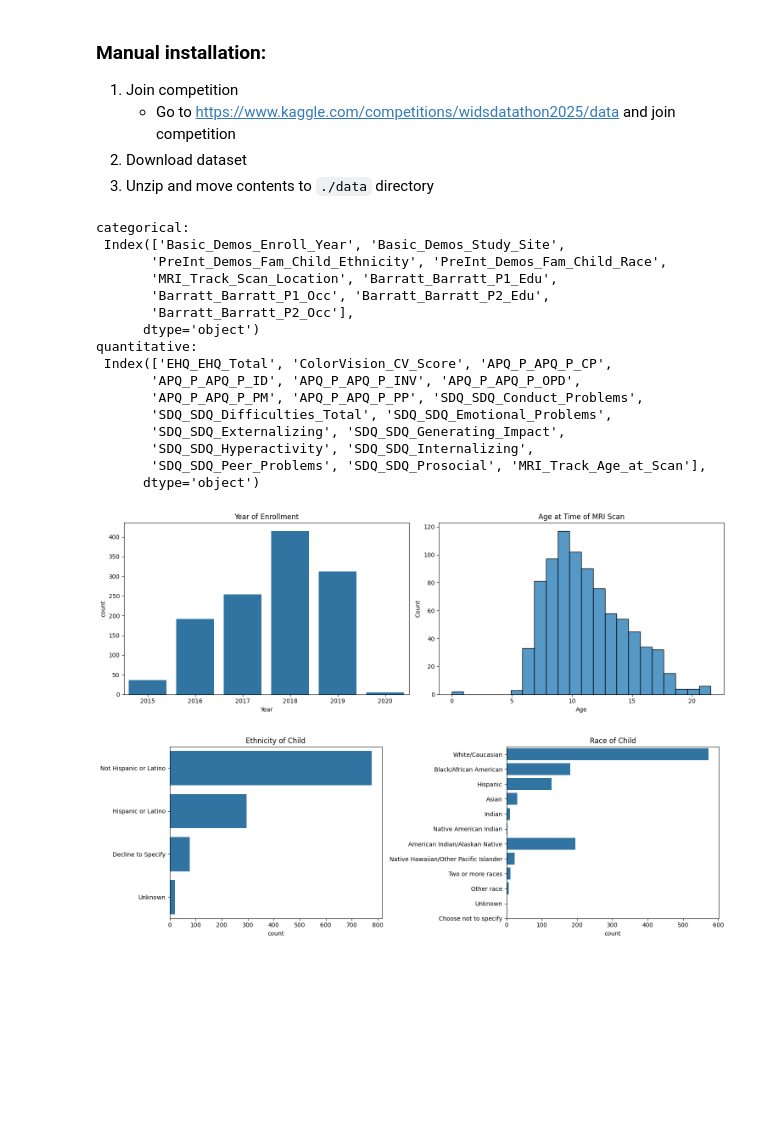
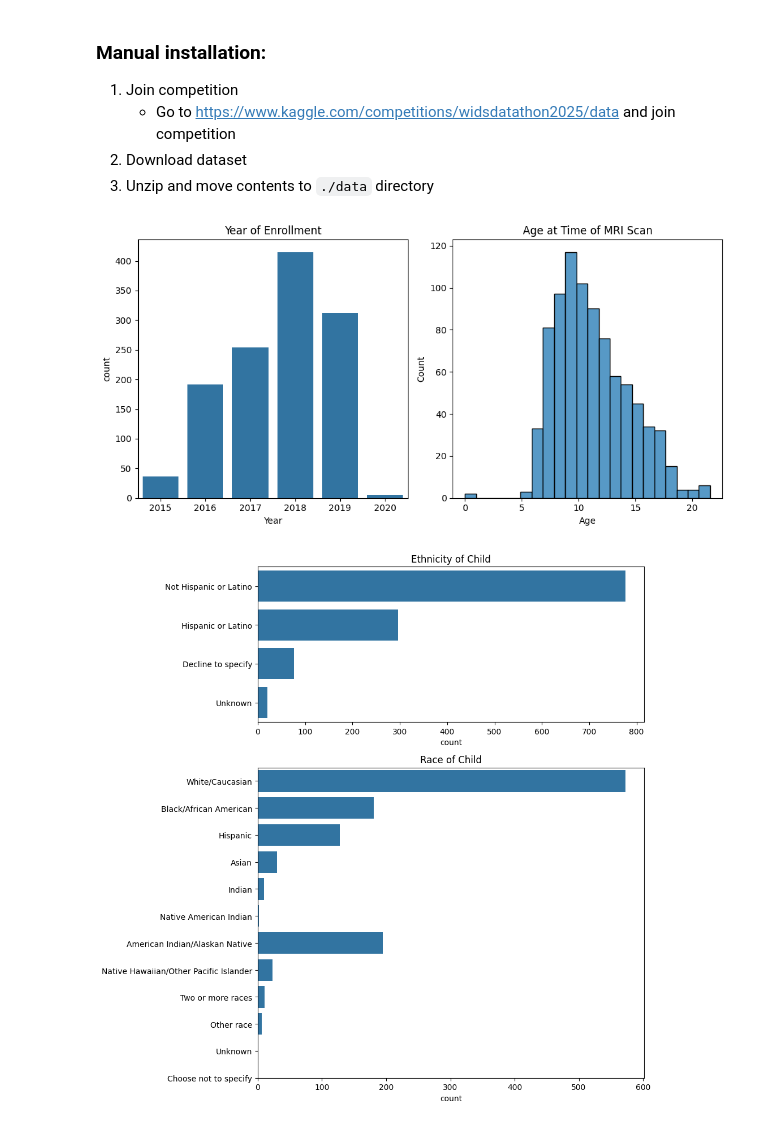
Before and after one commit to wendycarv/adhdDiagnosis, a Jupyter notebook: notebook.ipynb, the cells around one changed output. Drawn from its saved outputs; the diff is of its cells as text; code cells hidden in the pictures; blank space fills up the shorter version.

Commit message:
extracted categorical labels to json file. added labels to parent figures

```diff
--- a/notebook.ipynb
+++ b/notebook.ipynb
@@ -46,74 +53,39 @@ connectome_df = pd.read_csv(TRAIN_DIR + '/TRAIN_FUNCTIONAL_CONNECTOME_MATRICES_n
-# %%
-print('categorical:\n', categorical_df.drop(columns=['participant_id']).columns)
-print('quantitative:\n', quantitative_df.drop(columns=['participant_id']).columns)
-# %% [output]
-categorical:
- Index(['Basic_Demos_Enroll_Year', 'Basic_Demos_Study_Site',
-       'PreInt_Demos_Fam_Child_Ethnicity', 'PreInt_Demos_Fam_Child_Race',
-       'MRI_Track_Scan_Location', 'Barratt_Barratt_P1_Edu',
-       'Barratt_Barratt_P1_Occ', 'Barratt_Barratt_P2_Edu',
-       'Barratt_Barratt_P2_Occ'],
-      dtype='object')
-quantitative:
- Index(['EHQ_EHQ_Total', 'ColorVision_CV_Score', 'APQ_P_APQ_P_CP',
-       'APQ_P_APQ_P_ID', 'APQ_P_APQ_P_INV', 'APQ_P_APQ_P_OPD',
-       'APQ_P_APQ_P_PM', 'APQ_P_APQ_P_PP', 'SDQ_SDQ_Conduct_Problems',
-       'SDQ_SDQ_Difficulties_Total', 'SDQ_SDQ_Emotional_Problems',
-       'SDQ_SDQ_Externalizing', 'SDQ_SDQ_Generating_Impact',
-       'SDQ_SDQ_Hyperactivity', 'SDQ_SDQ_Internalizing',
-       'SDQ_SDQ_Peer_Problems', 'SDQ_SDQ_Prosocial', 'MRI_Track_Age_at_Scan'],
-      dtype='object')
 # %%
-fig, axes = plt.subplots(1, 2, figsize=(15, 5))
+fig, axes = plt.subplots(1, 2, figsize=(10, 5))
 axes = iter(axes)
 
 ax = next(axes)
 ax.set_title('Year of Enrollment')
 sns.countplot(x='Basic_Demos_Enroll_Year', data=categorical_df, ax=ax)
 ax.set_xlabel('Year')
 
 ax = next(axes)
 ax.set_title('Age at Time of MRI Scan')
 sns.histplot(quantitative_df['MRI_Track_Age_at_Scan'], ax=ax)
 ax.set_xlabel('Age')
 
 fig.tight_layout()
 # %% [output]
-[figure, old version]
+[figure, new version]
 # %%
-fig, axes = plt.subplots(1, 2, figsize=(15, 5))
+fig, axes = plt.subplots(2, figsize=(10, 10), height_ratios=[1, 2])
 axes = iter(axes)
 
 ax = next(axes)
-ethnicity_labels = ['Not Hispanic or Latino', 'Hispanic or Latino', 'Decline to Specify', 'Unknown']
 ax.set_title('Ethnicity of Child')
 sns.countplot(y='PreInt_Demos_Fam_Child_Ethnicity', data=categorical_df, ax=ax)
-ax.set_yticks(range(len(ethnicity_labels)))
-ax.set_yticklabels(ethnicity_labels)
+labels = categorical_labels['PreInt_Demos_Fam_Child_Ethnicity'].values()
+ax.set_yticks(range(len(labels)), labels)
 ax.set_ylabel(None)
 
 ax = next(axes)
-race_labels = [
-    'White/Caucasian',
-    'Black/African American',
-    'Hispanic',
-    'Asian',
-    'Indian',
-    'Native American Indian',
-    'American Indian/Alaskan Native',
-    'Native Hawaiian/Other Pacific Islander',
-    'Two or more races',
-    'Other race',
-    'Unknown',
-    'Choose not to specify'
-]
 ax.set_title('Race of Child')
 sns.countplot(y='PreInt_Demos_Fam_Child_Race', data=categorical_df, ax=ax)
-ax.set_yticks(range(len(race_labels)))
-ax.set_yticklabels(race_labels)
+labels = categorical_labels['PreInt_Demos_Fam_Child_Race'].values()
+ax.set_yticks(range(len(labels)), labels)
 ax.set_ylabel(None)
 
 fig.tight_layout()
 # %% [output]
-[figure, old version]
+[figure, new version]
 # %%
```
Also changed, not shown: parts of 3 cells of this notebook, 1 other file.
